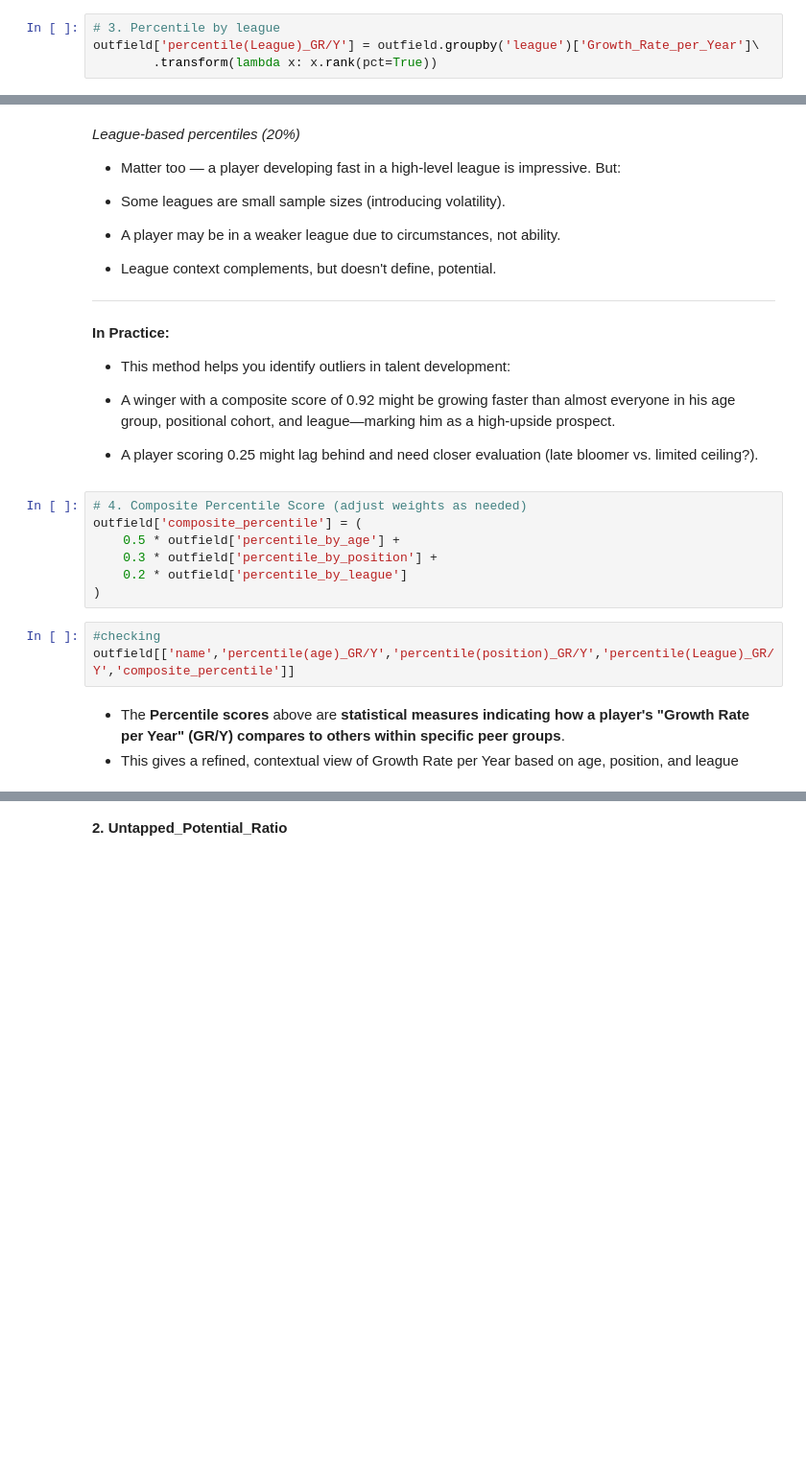
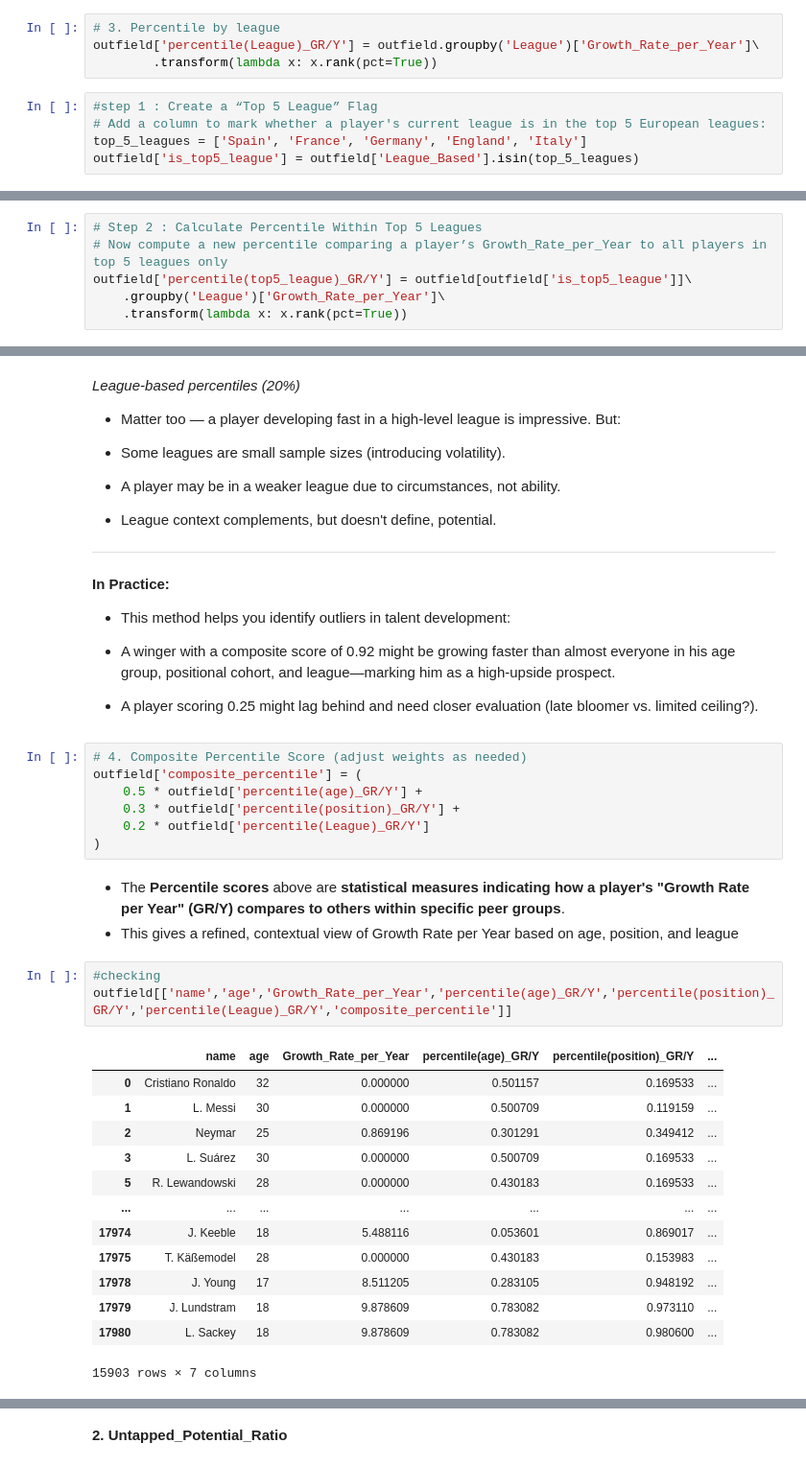
Before and after one commit to davidmasai/C-Users-User-Desktop-Football_Recruitment_-project, a Jupyter notebook: Phase_Project_Notebook (6).ipynb, the cells around one changed output, grey strips where cells are left out. Shown at 96% size. Drawn from its saved outputs; the diff is of its cells as text; blank space fills up the shorter version.

Commit message:
Cross-leagues

```diff
--- a/Phase_Project_Notebook (6).ipynb
+++ b/Phase_Project_Notebook (6).ipynb
@@ -2538,5 +2666,10 @@ Feature : **percentile(league)_GR/Y**
 - Why it's useful: Adjusts for level of competition. A high GR/Y in a top league is more impressive than in a lower tier.
 # %%
 # 3. Percentile by league
-outfield['percentile(League)_GR/Y'] = outfield.groupby('league')['Growth_Rate_per_Year']\
+outfield['percentile(League)_GR/Y'] = outfield.groupby('League')['Growth_Rate_per_Year']\
         .transform(lambda x: x.rank(pct=True))
+# %%
+#step 1 : Create a “Top 5 League” Flag
+# Add a column to mark whether a player's current league is in the top 5 European leagues:
+top_5_leagues = ['Spain', 'France', 'Germany', 'England', 'Italy']
+outfield['is_top5_league'] = outfield['League_Based'].isin(top_5_leagues)
@@ -2543,3 +2693,9 @@ outfield['percentile(League)_GR/Y'] = outfield.groupby('league')['Growth_Rate_pe
+# %%
+# Step 2 : Calculate Percentile Within Top 5 Leagues
+# Now compute a new percentile comparing a player’s Growth_Rate_per_Year to all players in top 5 leagues only
+outfield['percentile(top5_league)_GR/Y'] = outfield[outfield['is_top5_league']]\
+    .groupby('League')['Growth_Rate_per_Year']\
+    .transform(lambda x: x.rank(pct=True))
 # %% [markdown]
 Feature : **composite_percentile**
 - What it does: A weighted average of the three percentiles:
@@ -2605,13 +2761,27 @@ Feature : **composite_percentile**
 # %%
 # 4. Composite Percentile Score (adjust weights as needed)
 outfield['composite_percentile'] = (
-    0.5 * outfield['percentile_by_age'] +
-    0.3 * outfield['percentile_by_position'] +
-    0.2 * outfield['percentile_by_league']
+    0.5 * outfield['percentile(age)_GR/Y'] +
+    0.3 * outfield['percentile(position)_GR/Y'] +
+    0.2 * outfield['percentile(League)_GR/Y']
 )
-# %%
-#checking
-outfield[['name','percentile(age)_GR/Y','percentile(position)_GR/Y','percentile(League)_GR/Y','composite_percentile']]
 # %% [markdown]
 - The **Percentile scores** above are **statistical measures indicating how a player's "Growth Rate per Year" (GR/Y) compares to others within specific peer groups**.
 - This gives a refined, contextual view of Growth Rate per Year based on age, position, and league
+# %%
+#checking
+outfield[['name','age','Growth_Rate_per_Year','percentile(age)_GR/Y','percentile(position)_GR/Y','percentile(League)_GR/Y','composite_percentile']]
+# %% [output]
+|  | name | age | Growth_Rate_per_Year | percentile(age)_GR/Y | percentile(position)_GR/Y | ... |
+| 0 | Cristiano Ronaldo | 32 | 0.000000 | 0.501157 | 0.169533 | ... |
+| 1 | L. Messi | 30 | 0.000000 | 0.500709 | 0.119159 | ... |
+| 2 | Neymar | 25 | 0.869196 | 0.301291 | 0.349412 | ... |
+| 3 | L. Suárez | 30 | 0.000000 | 0.500709 | 0.169533 | ... |
+| 5 | R. Lewandowski | 28 | 0.000000 | 0.430183 | 0.169533 | ... |
+| ... | ... | ... | ... | ... | ... | ... |
+| 17974 | J. Keeble | 18 | 5.488116 | 0.053601 | 0.869017 | ... |
+| 17975 | T. Käßemodel | 28 | 0.000000 | 0.430183 | 0.153983 | ... |
+| 17978 | J. Young | 17 | 8.511205 | 0.283105 | 0.948192 | ... |
+| 17979 | J. Lundstram | 18 | 9.878609 | 0.783082 | 0.973110 | ... |
+| 17980 | L. Sackey | 18 | 9.878609 | 0.783082 | 0.980600 | ... |
+15903 rows × 7 columns
```
Also changed, not shown: parts of 20 cells of this notebook.
